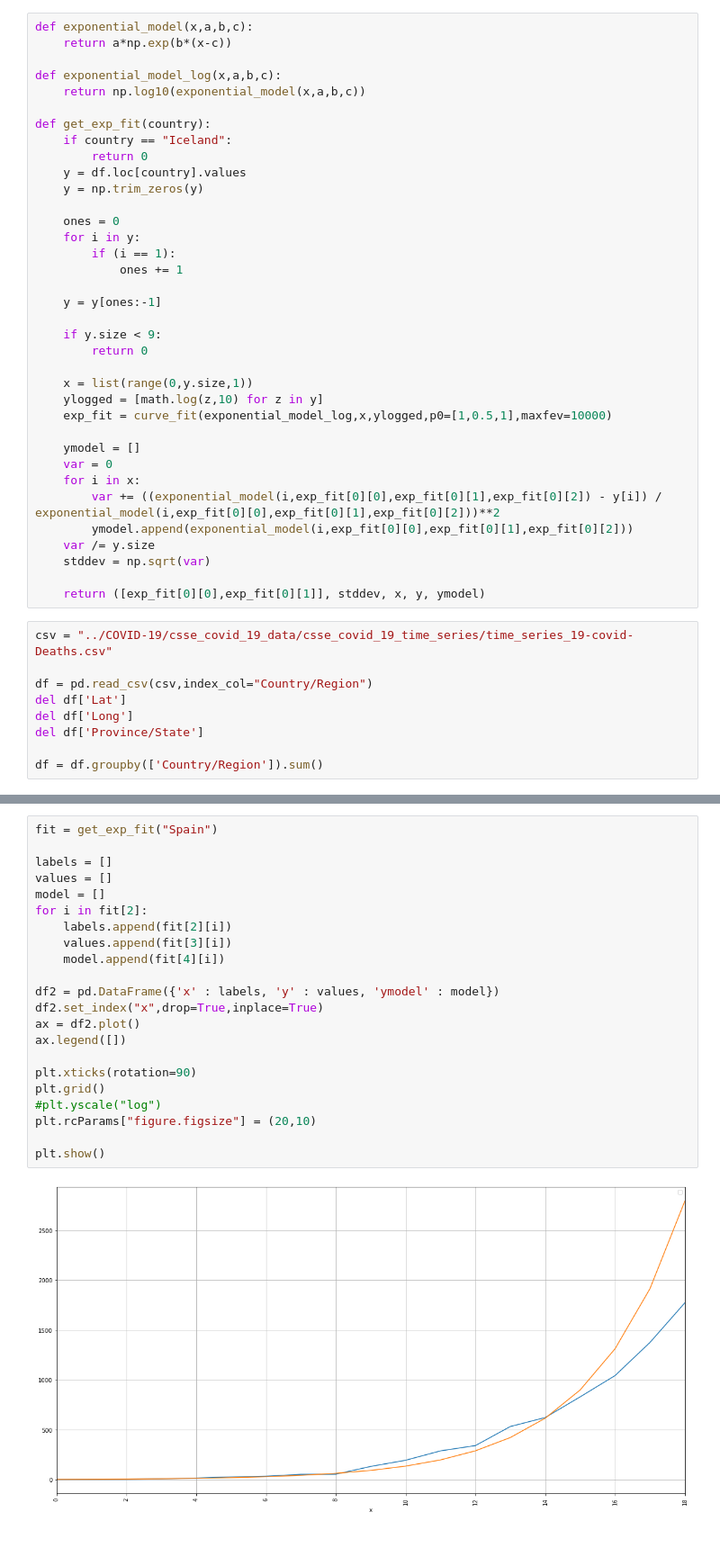
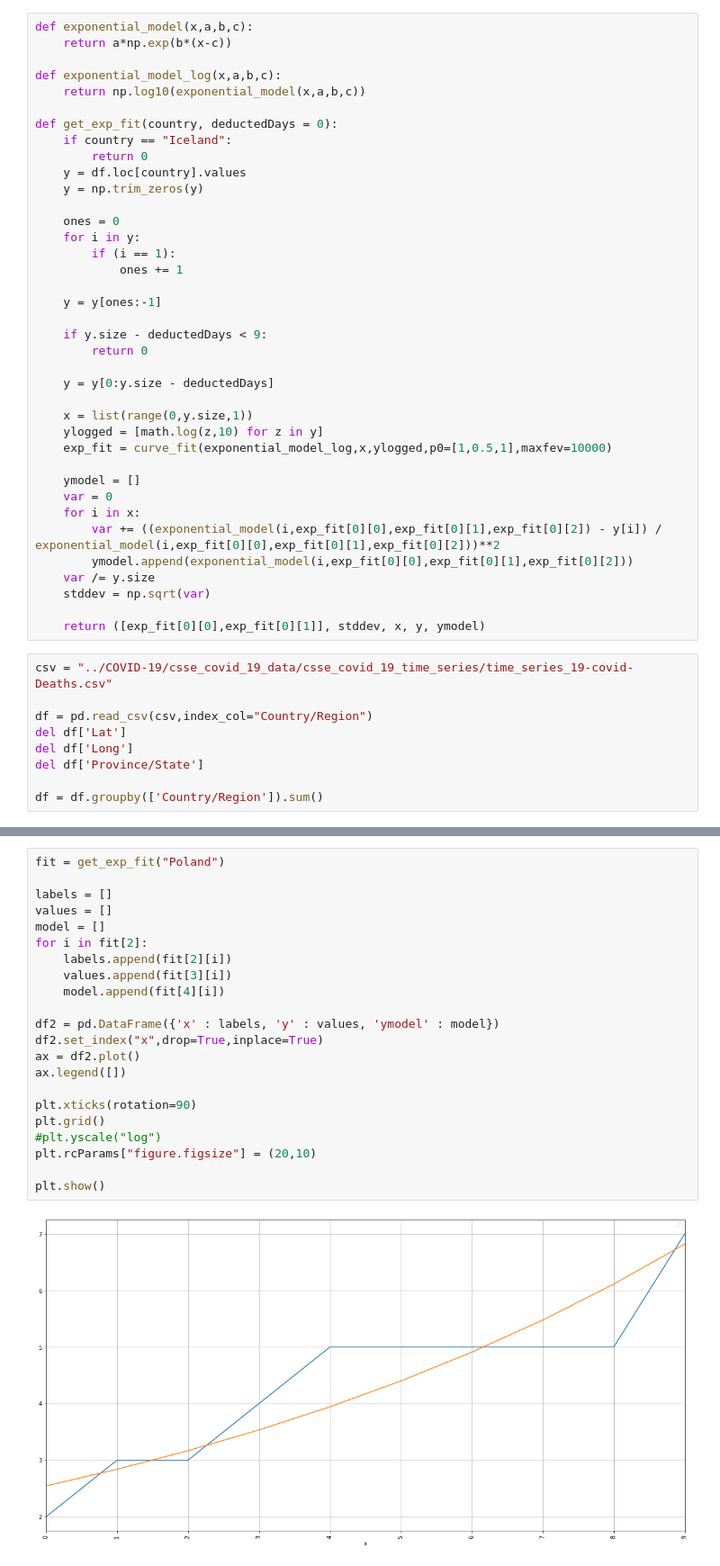
Before and after one commit to kpetersson/data-visualization-covid-19, a Jupyter notebook: daily-growth-rates-per-country.ipynb, the cells around one changed output, grey strips where cells are left out. Shown at 90% size. Saved outputs shown, nothing was run; the diff lists cells and outputs as text; blank space fills up the shorter version.

```diff
--- a/daily-growth-rates-per-country.ipynb
+++ b/daily-growth-rates-per-country.ipynb
@@ -12,7 +12,7 @@ def exponential_model(x,a,b,c):
 def exponential_model_log(x,a,b,c):
     return np.log10(exponential_model(x,a,b,c))
 
-def get_exp_fit(country):
+def get_exp_fit(country, deductedDays = 0):
     if country == "Iceland":
         return 0
     y = df.loc[country].values
@@ -25,8 +25,10 @@ def get_exp_fit(country):
 
     y = y[ones:-1]
 
-    if y.size < 9:
+    if y.size - deductedDays < 9:
         return 0
+
+    y = y[0:y.size - deductedDays]
 
     x = list(range(0,y.size,1))
     ylogged = [math.log(z,10) for z in y]
@@ -82,27 +84,27 @@ plt.show()
 # %%
-fit = get_exp_fit("Spain")
+fit = get_exp_fit("Poland")
 
 labels = []
 values = []
 model = []
 for i in fit[2]:
     labels.append(fit[2][i])
     values.append(fit[3][i])
     model.append(fit[4][i])
 
 df2 = pd.DataFrame({'x' : labels, 'y' : values, 'ymodel' : model})
 df2.set_index("x",drop=True,inplace=True)
 ax = df2.plot()
 ax.legend([])
 
 plt.xticks(rotation=90)
 plt.grid()
 #plt.yscale("log")
 plt.rcParams["figure.figsize"] = (20,10)
 
 plt.show()
 # %% [output]
-[figure, old version]
+[figure, new version]
 # %%
 result = dict()
 for i, j in df.iterrows():
```
Also changed, not shown: parts of 2 cells of this notebook.
